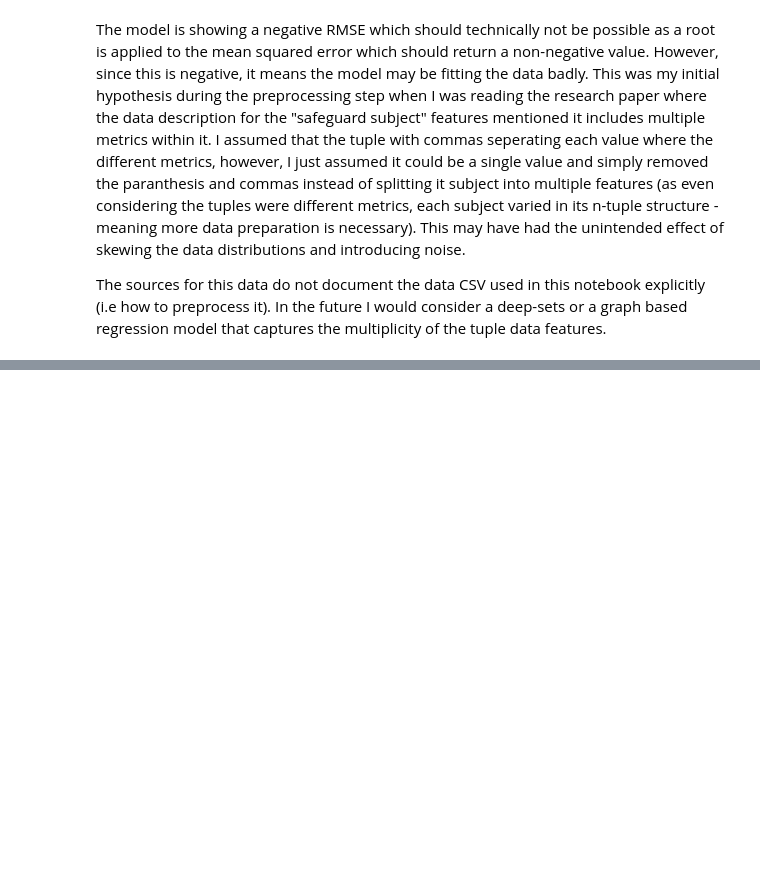
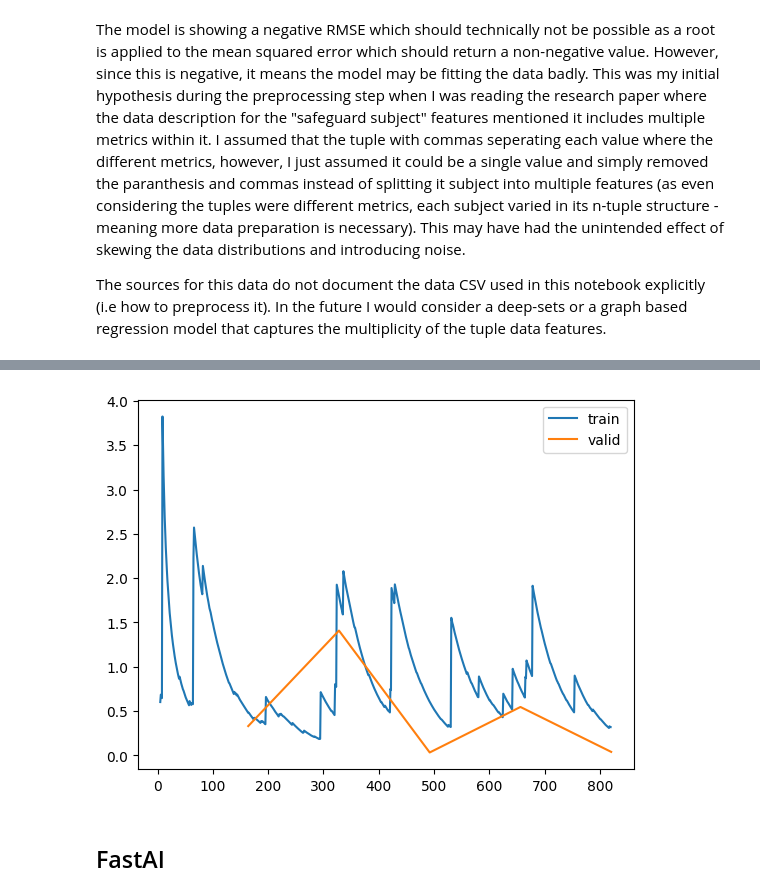
Before and after one commit to Bryan-Az/FastAI-Keras, a Jupyter notebook: Fast-AI/Tabular-Model/environment_embedding_regression.ipynb, the cells around one changed output, grey strips where cells are left out. Drawn from its saved outputs; the diff is of its cells as text; code cells hidden in the pictures; blank space fills up the shorter version.

```diff
--- a/Fast-AI/Tabular-Model/environment_embedding_regression.ipynb
+++ b/Fast-AI/Tabular-Model/environment_embedding_regression.ipynb
@@ -158,0 +185,3 @@ cont_names
+# %%
+cat_names_env = list(env_features.columns)[-1]
+cat_names_env
@@ -160,5 +191,8 @@ cont_names
 env_features.target = env_features.target.fillna(env_features.target.mean())
 # %%
 # Instantiate a TabularPandas object with the FillMissing preprocessing step
-procs = [FillMissing, Normalize]
-fastai_env_features = Tabular(env_features, cont_names = cont_names, y_names = ['target'], procs=procs, splits=splits)
+procs_env = [Categorify, FillMissing, Normalize]
+fastai_env_features = TabularDataLoaders.from_df(env_features, y_names="target",
+    cont_names = cont_names_env,
+    cat_names = cat_names_env,
+    procs = procs_env)
@@ -204,0 +283,3 @@ valid_xs.loc[:, ['predictions', 'target']]
+# %%
+#Initializing the neural network
+learn_env = tabular_learner(fastai_env_features, layers=[300,200, 100, 50], metrics= [R2Score()])
@@ -204,0 +289,2 @@ valid_xs.loc[:, ['predictions', 'target']]
+# %%
+learn_env.fit_one_cycle(5)
@@ -244,0 +357,6 @@ plt.show()
+# %%
+learn_env.recorder.plot_loss()
+# %% [output]
+[figure, added]
+# %% [markdown]
+## FastAI
```
Also changed, not shown: parts of 52 cells of this notebook, 2 other files.
